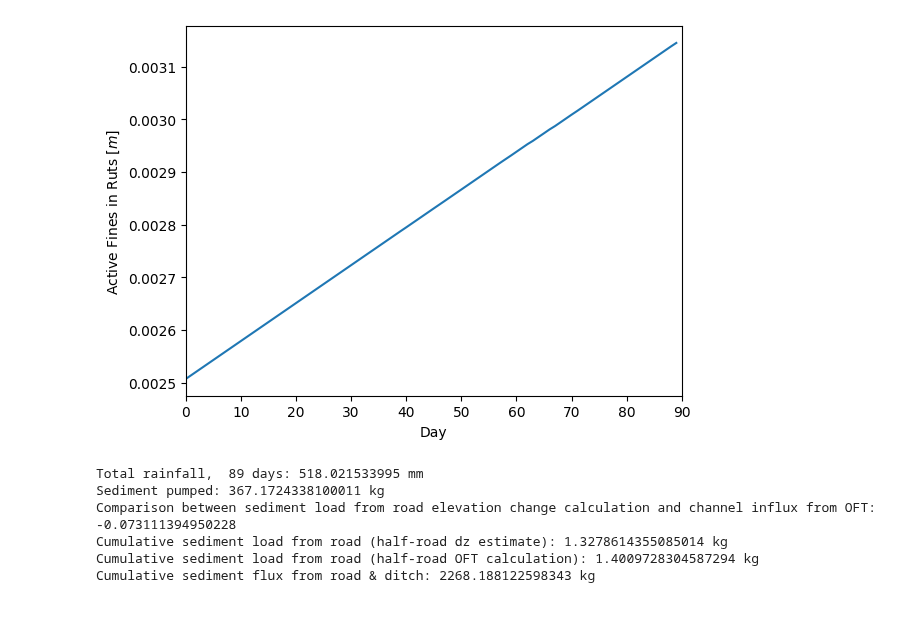
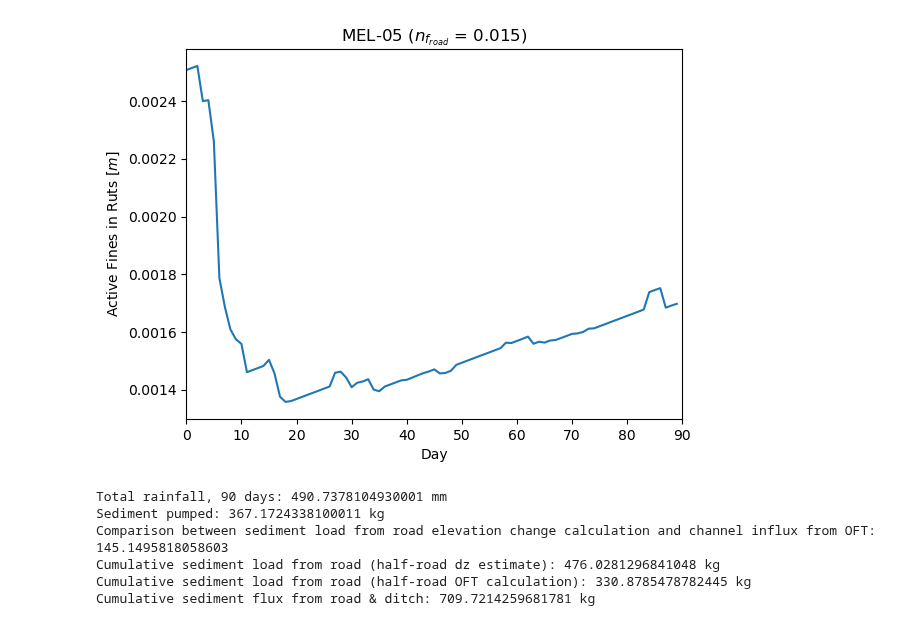
Before and after one commit to adalvis/roads_model, a Jupyter notebook: oft_rainfallData.ipynb, the cells around one changed output. Cells and saved outputs as stored; diff of their text form; code cells hidden in the pictures.

```diff
--- a/oft_rainfallData.ipynb
+++ b/oft_rainfallData.ipynb
@@ -11,12 +11,12 @@ np.set_printoptions(threshold=np.inf)
 from erodible_grid import Erodible_Grid
 # %%
 # Parameters
-run_duration = 90   # run duration = days + 1
+run_duration = 90  # run duration = days + 1
 
 # call parameters from .csv file
 parameters = pd.read_csv("parameters_WY2024.csv")
 # site=parameters.loc[parameters["Site Name"] == "KID13"].iloc[0]   # was also doing runs for this site
-site=parameters.loc[parameters["Site Name"] == "MEL12"].iloc[0]
+site=parameters.loc[parameters["Site Name"] == "MEL05"].iloc[0]
 
 # constants
 rho_w=1000
@@ -35,7 +35,6 @@ Ss_ini = 0.23 # surfacing depth in m
 Sb_ini = 2    # ballast depth in m
 
 S = site["Road Gradient"]/100
-# S = 0.05
 porosity = 0.35
 
 # initialize average number of truck passes per day for truck pass erosion
@@ -80,12 +79,12 @@ high_intensity_index = 144  # day index determined to be the beginning of a high
 intensity_2024 = pd.read_csv("WY2024_RG_daily_intensity.csv")
 # change the site name and index values to get different sites and dates
 # intensity_90 = intensity_2024["RG_KID1316_mm"].iloc[:90].values  # first 90 days for site "RG_BISH05"
-intensity_90 = intensity_2024["RG_MEL14_mm"].iloc[high_intensity_index:].values
+intensity_90 = intensity_2024["RG_MEL05_mm"].iloc[high_intensity_index:].values
 
 # daily dt in hours
 dt_2024_hours = pd.read_csv("WY2024_RG_daily_dt.csv")
 # dt_2024_hours_90 = dt_2024_hours["RG_KID1316_mm"].iloc[:90].values # first 90 days for site "RG_BISH05"
-dt_2024_hours_90 = dt_2024_hours["RG_MEL14_mm"].iloc[high_intensity_index:].values
+dt_2024_hours_90 = dt_2024_hours["RG_MEL05_mm"].iloc[high_intensity_index:].values
 # convert to dt to days
 dt_2024 = np.array(dt_2024_hours_90)/24
 # %%
@@ -164,7 +163,7 @@ mask1 = np.ones(mg.number_of_nodes, dtype=bool)
 mask1[ruts] = False
 
 # depth averages for each layer in the ruts
-active_depth_ruts = []
+active_fines_ruts = []
 surfacing_depth_ruts = []
 ballast_depth_ruts = []
 
@@ -175,6 +174,9 @@ mass_rut_outflow = np.zeros(run_duration)
 road_mass_change_oft = np.zeros(run_duration)
 ditch_mass_change = np.zeros(run_duration)
 channel_discharge_arr = []
+
+road_shear_frac_arr = np.zeros(run_duration)
+road_shear = []
 
 # shear stresses (averages)
 avg_shear_stress_ruts = []
@@ -295,6 +297,7 @@ for i in range(0, run_duration): # daily time step, every time step there are a
     tpe.run_one_step()
 
     truck_num += tpe._truck_num
+    # Try adding extra perturbation of road surface per truck pass? Before every storm?
 
     intensity = intensity_90[i]  # use the i-th day's intensity
     dt_day = dt_2024[i] # use the i-th day's time step
@@ -318,6 +321,9 @@ for i in range(0, run_duration): # daily time step, every time step there are a
         mass_ditch_outflow[i] = 0
         mass_ditch_inflow[i] = 0
 
+        road_shear_frac_arr[i] = 0
+        # road_shear.append(np.zeros(nrows*ncols))
+
         # # append shear stress vectors
         avg_shear_stress_ruts.append(0)
         avg_shear_stress_channel.append(0)
@@ -340,8 +346,8 @@ for i in range(0, run_duration): # daily time step, every time step there are a
         tpe_load_ruts.append((np.multiply(tpe._active_dz[ruts], cell_area*rho_s*(1-porosity))).sum()) # gives increase in mass in the active layer due to truck passes per time step
 
         # for plotting layer depths
-        active_depth = np.average(mg.at_node['active__fines'][ruts])
-        active_depth_ruts.append(active_depth)
+        active_fines = np.average(mg.at_node['active__fines'][ruts])
+        active_fines_ruts.append(active_fines)
         surfacing_depth = np.average(mg.at_node['surfacing__depth'][ruts])
         surfacing_depth_ruts.append(surfacing_depth)
         ballast_depth = np.average(mg.at_node['ballast__depth'][ruts])
@@ -406,10 +412,16 @@ for i in range(0, run_duration): # daily time step, every time step there are a
             print("Ditch Outflow, Cumulative:",mass_ditch_outflow[i])
 
 
-        mg.at_node['shear_stress'] = oft._shear_stress  # effective shear stress
-        avg_shear_stress_ruts.append(np.nanmean(mg.at_node['shear_stress'][ruts])) # mean of the oft calculated effective shear stress for the ruts
-        avg_shear_stress_road.append(np.nanmean(mg.at_node['shear_stress'][full_road]))      # full road average of effective shear stress
-        avg_shear_stress_channel.append(ditch_shear_stress)    # appending channel effective shear stress with above effective shear stress calc for mg.nodes[1:, 1:9]
+            mg.at_node['shear_stress'] = oft._shear_stress
+            road_shear_i = mg.at_node['shear_stress'][full_road]
+            # road_shear.append(road_shear_i.flatten())
+            road_shear_frac = np.size(road_shear_i[road_shear_i>=tau_c_road])/np.size(road_shear_i)
+            road_shear_frac_arr[i] += road_shear_frac
+
+        mg.at_node['shear_stress'] = oft._shear_stress
+        avg_shear_stress_ruts.append(np.nanmean(mg.at_node['shear_stress'][ruts]))
+        avg_shear_stress_road.append(np.nanmean(mg.at_node['shear_stress'][full_road]))
+        avg_shear_stress_channel.append(ditch_shear_stress)
 
         ditch_mass_change[i] = mass_ditch_inflow[i] - mass_ditch_outflow[i]
 
@@ -420,8 +432,8 @@ for i in range(0, run_duration): # daily time step, every time step there are a
         dz_arr_cum.append(sum(dz_cum[mask]))
 
         # for plotting layer depths
-        active_depth = np.average(mg.at_node['active__fines'][ruts])
-        active_depth_ruts.append(active_depth)
+        active_fines = np.average(mg.at_node['active__fines'][ruts])
+        active_fines_ruts.append(active_fines)
         surfacing_depth = np.average(mg.at_node['surfacing__depth'][ruts])
         surfacing_depth_ruts.append(surfacing_depth)
         ballast_depth = np.average(mg.at_node['ballast__depth'][ruts])
@@ -752,39 +731,39 @@ plt.show()
 # %%
 # plot average active layer thickness over time in the ruts
-plt.plot(range(0,run_duration), active_depth_ruts)
+plt.plot(range(0,run_duration), active_fines_ruts)
 plt.xlabel('Day')
 plt.ylabel('Active Fines in Ruts [$m$]')
 plt.xlim(0,run_duration)
+plt.title(r'MEL-05 ($n_{f_{road}}$ = %.3f)'%n_f)
 plt.show()
 
 # these have been a bit unnecessary to plot because they are relatively unchanging.
 # they lose on the order of 1e-7 m per day of thickness due to TPE processes only.
 # if truck_num is varied then these plots will provide more meaning.
 
 # # plot average surfacing layer thickness over time in the ruts
 # plt.plot(range(0,run_duration), surfacing_depth_ruts)
 # plt.xlabel('Day')
 # plt.ylabel('Surfacing Depth in ruts [$m$]')
 # plt.xlim(0,run_duration)
 # plt.show()
 
 # # plot average ballast layer thickness over time in the ruts
 # plt.plot(range(0,run_duration), ballast_depth_ruts)
 # plt.xlabel('Day')
 # plt.ylabel('Ballast Depth in ruts [$m$]')
 # plt.xlim(0,run_duration)
 # plt.show()
 # %% [output]
-[figure, old version]
+[figure, new version]
 # %%
 total_dz = np.abs(min(dz_arr_cum))
 total_dV = total_dz*cell_area # create area of cell variable and multiply by that instead, use cell_spacing at the top and convert to area
 total_load = total_dV*rho_s*(1-porosity)
 total_load_div = total_load/2
-duration_print = run_duration - 1
 
 print(
-    "Total rainfall, ",duration_print, "days:", sum(np.multiply(intensity_arr,np.multiply(dt_arr,24))), 'mm'
+    "Total rainfall,",run_duration, "days:", sum(np.multiply(intensity_arr,np.multiply(dt_arr,24))), 'mm'
     )
 
 # kind of understand this sediment__added, but why would this be different than what I calculated for the sediment load from TPE
@@ -808,9 +787,9 @@ print(
     'Cumulative sediment flux from road & ditch:', (mass_ditch_outflow + mass_rut_outflow).sum(), 'kg'
     )
 # %% [output]
-Total rainfall,  89 days: 518.021533995 mm
+Total rainfall, 90 days: 490.7378104930001 mm
 Sediment pumped: 367.1724338100011 kg
-Comparison between sediment load from road elevation change calculation and channel influx from OFT: -0.073111394950228
-Cumulative sediment load from road (half-road dz estimate): 1.3278614355085014 kg
-Cumulative sediment load from road (half-road OFT calculation): 1.4009728304587294 kg
-Cumulative sediment flux from road & ditch: 2268.188122598343 kg
+Comparison between sediment load from road elevation change calculation and channel influx from OFT: 145.1495818058603
+Cumulative sediment load from road (half-road dz estimate): 476.0281296841048 kg
+Cumulative sediment load from road (half-road OFT calculation): 330.8785478782445 kg
+Cumulative sediment flux from road & ditch: 709.7214259681781 kg
```
Also changed, not shown: parts of 11 cells of this notebook.
